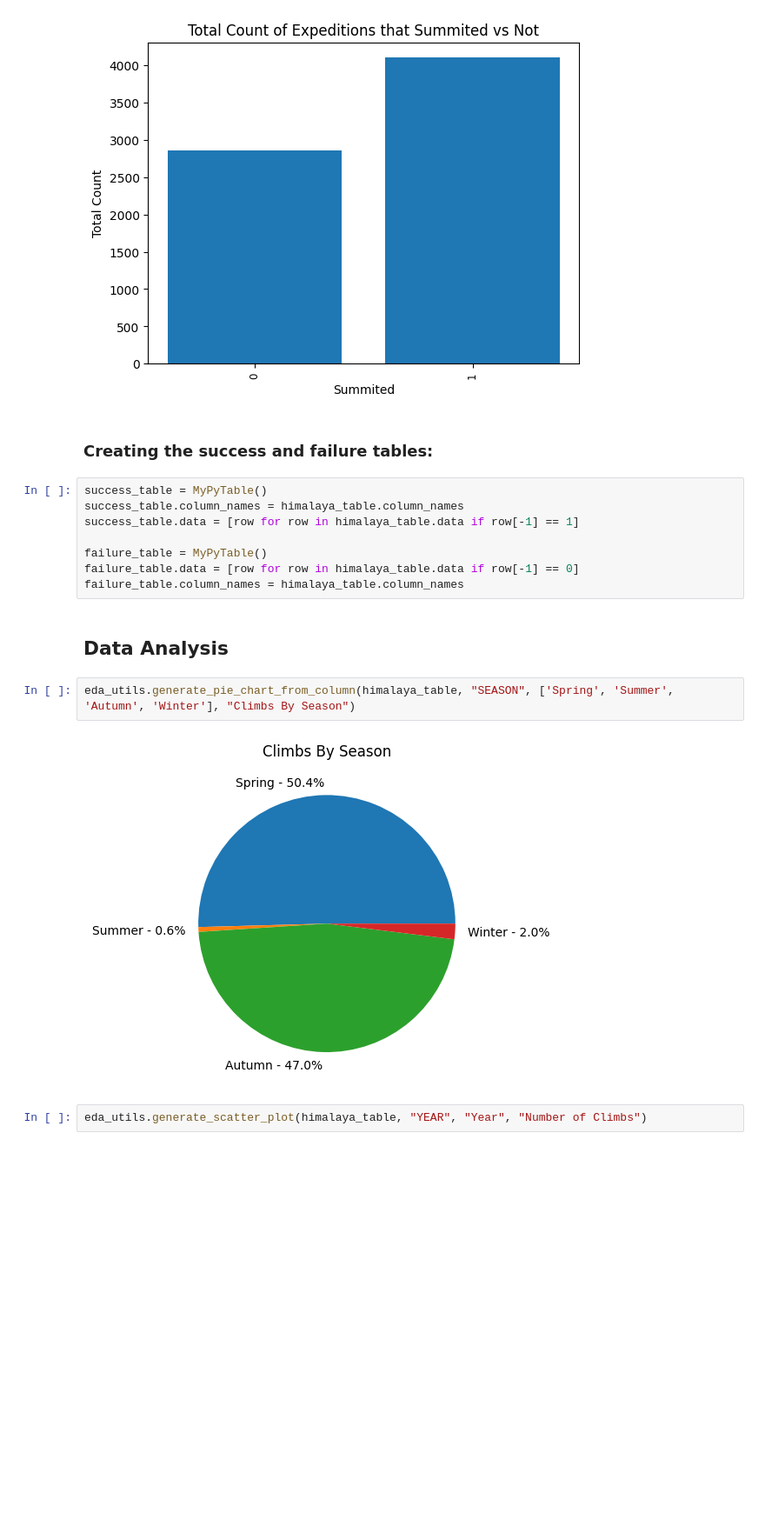
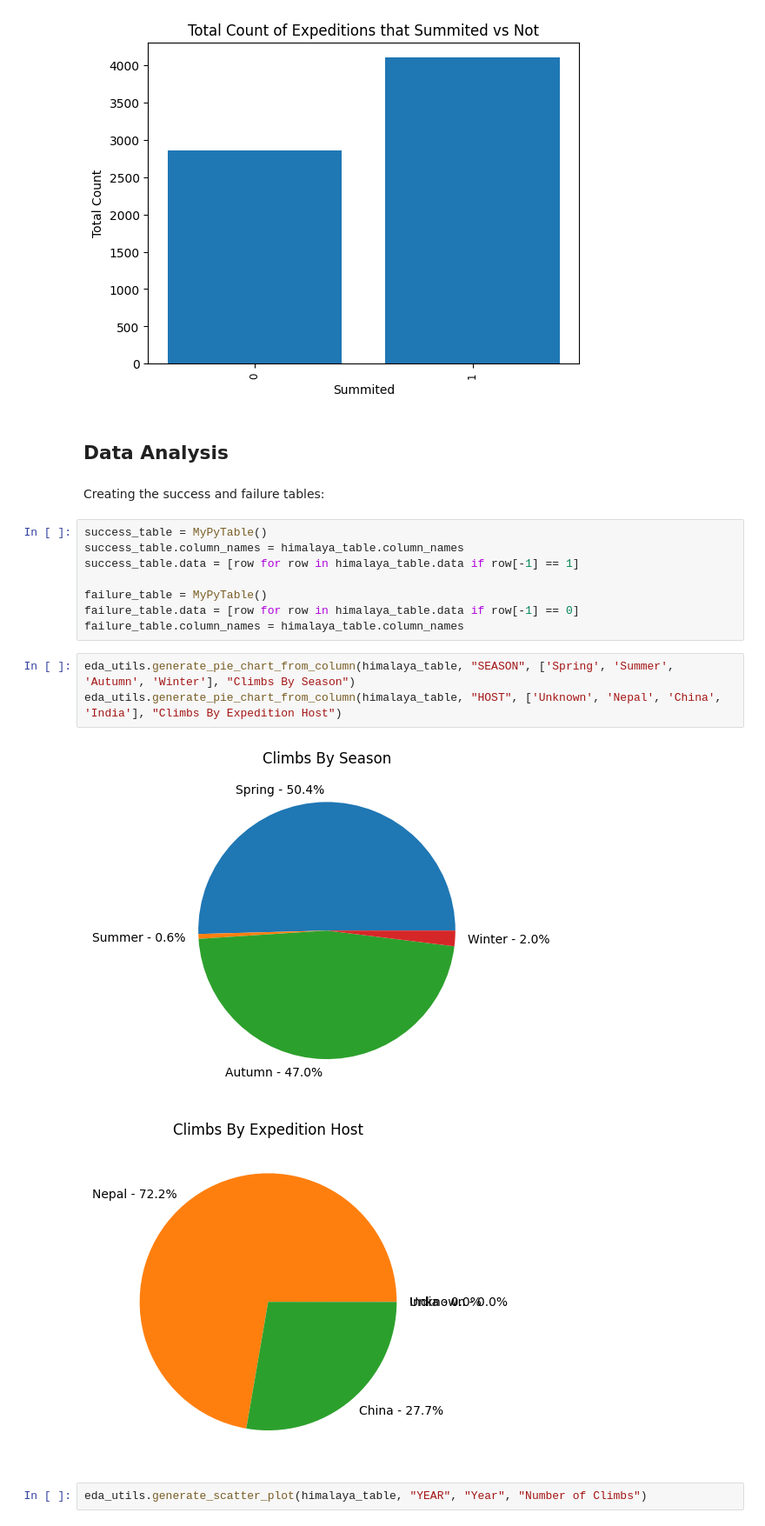
Before and after one commit to dpmacisaac/FinalProject-CPSC322, a Jupyter notebook: himalayan_dataset_eda.ipynb, the cells around one changed output. Shown: that part at 87% size. Cells and saved outputs as stored; diff of their text form; blank space fills up the shorter version.

Commit message:
eda data analysis done

```diff
--- a/himalayan_dataset_eda.ipynb
+++ b/himalayan_dataset_eda.ipynb
@@ -60,8 +47,10 @@ summit_col = eda_utils.get_column(himalaya_table.data,himalaya_table.column_name
 eda_utils.generate_frequency_diagram(summit_col,"Summited", "Total Count", "Total Count of Expeditions that Summited vs Not")
 # %% [output]
 [figure]
+# %% [markdown]
+## Data Analysis
 # %% [markdown]
-### Creating the success and failure tables:
+Creating the success and failure tables:
 # %%
 success_table = MyPyTable()
 success_table.column_names = himalaya_table.column_names
@@ -70,12 +59,12 @@ success_table.data = [row for row in himalaya_table.data if row[-1] == 1]
 failure_table = MyPyTable()
 failure_table.data = [row for row in himalaya_table.data if row[-1] == 0]
 failure_table.column_names = himalaya_table.column_names
-# %% [markdown]
-## Data Analysis
 # %%
 eda_utils.generate_pie_chart_from_column(himalaya_table, "SEASON", ['Spring', 'Summer', 'Autumn', 'Winter'], "Climbs By Season")
+eda_utils.generate_pie_chart_from_column(himalaya_table, "HOST", ['Unknown', 'Nepal', 'China', 'India'], "Climbs By Expedition Host")
 # %% [output]
 [figure]
+[figure, added]
 # %%
 eda_utils.generate_scatter_plot(himalaya_table, "YEAR", "Year", "Number of Climbs")
 # %% [output]
```
Also changed, not shown: parts of 6 cells of this notebook, 1 other file.
